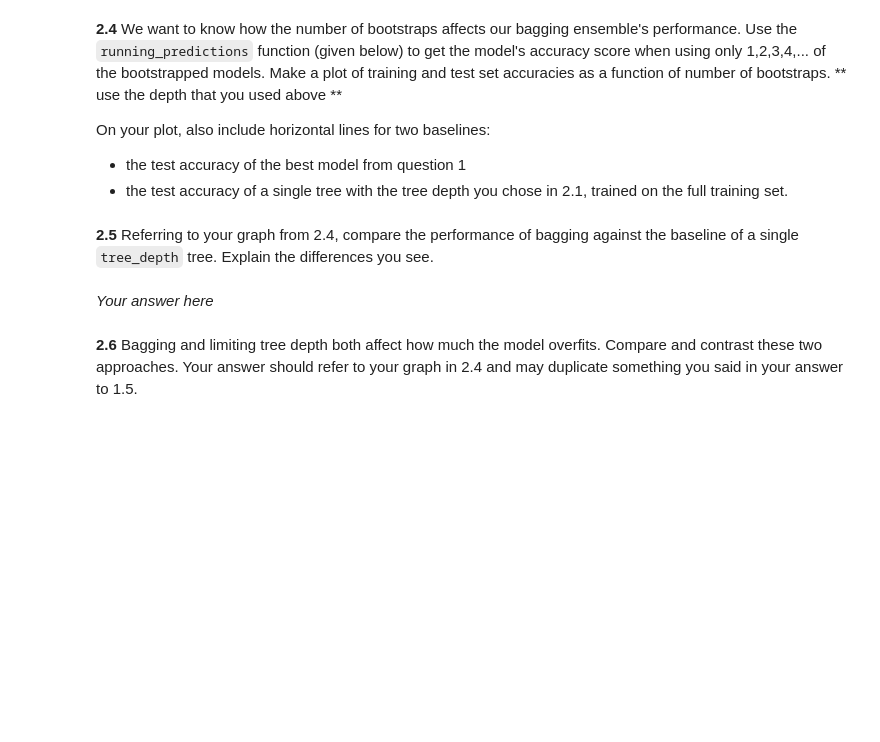
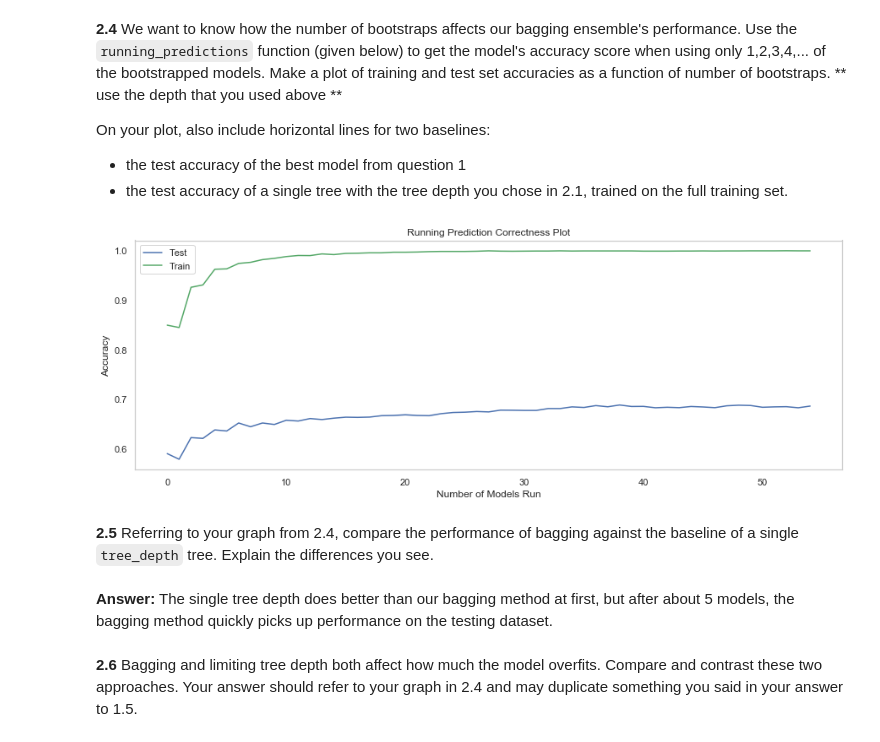
Before and after one commit to jake-w-schneider/CS109a-Group-81-Final-Project, a Jupyter notebook: HW/hw6/cs109a_hw6_release.ipynb, the cells around one changed output. Saved outputs shown, nothing was run; the diff lists cells and outputs as text; code cells hidden in the pictures; blank space fills up the shorter version.

```diff
--- a/HW/hw6/cs109a_hw6_release.ipynb
+++ b/HW/hw6/cs109a_hw6_release.ipynb
@@ -385,6 +386,7 @@ for var in ['bagging_train_df', 'bagging_test_df']:
 </span></div><div class='alert alert-block alert-danger'><b>WARNING!:</b><span style = 'color:black'> Do not delete any of the `### cs109Test() ###` comment lines!</span></div></div>
 # %%
 ### cs109test(test_2.3) ###
+bagging_test_df_original = bagging_test_df.drop(columns="class")
 bagging_test_df['sum']=0
 bagging_test_df['sum']=bagging_test_df.iloc[:, bagging_test_df.columns != 'class'].sum(axis=1)
 
@@ -398,6 +400,7 @@ for x in bagging_test_df['sum']:
 
 
 ### cs109test(test_2.3) ###
+bagging_train_df_original = bagging_train_df.drop(columns="class")
 bagging_train_df['sum']=0
 bagging_train_df['sum']=bagging_train_df.iloc[:, bagging_train_df.columns != 'class'].sum(axis=1)
 
@@ -464,9 +463,28 @@ def running_predictions(prediction_dataset: np.ndarray, targets: np.ndarray) ->
+# %%
+running_correctness_test = running_predictions(bagging_test_df_original, y_test)
+# %%
+running_correctness_train = running_predictions(bagging_train_df_original, y_train)
+# %%
+plt.figure(figsize=(15,5))
+plt.grid(False)
+
+counts = range(0,len(running_correctness_train))
+plt.plot(counts,running_correctness_test,color='b',label="Test")
+plt.plot(counts,running_correctness_train,color='g',label="Train")
+plt.legend()
+plt.xlabel("Number of Models Run")
+plt.ylabel("Accuracy")
+plt.title("Running Prediction Correctness Plot")
+plt.show()
+# %% [output]
+[figure, added]
 # %%
 ### 2.4 Check that you have the requested function
 assert 'running_predictions' in globals(), f"Function 'running_predictions()' does not exist!"
 # %% [markdown]
 **2.5** Referring to your graph from 2.4, compare the performance of bagging against the baseline of a single `tree_depth` tree. Explain the differences you see.
-# %% [markdown]
-*Your answer here*
+# %% [markdown]
+**Answer:**
+The single tree depth does better than our bagging method at first, but after about 5 models, the bagging method quickly picks up performance on the testing dataset.
 # %% [markdown]
 **2.6** Bagging and limiting tree depth both affect how much the model overfits. Compare and contrast these two approaches. Your answer should refer to your graph in 2.4 and may duplicate something you said in your answer to 1.5.
```
Also changed, not shown: parts of 28 cells of this notebook, 2 other files.
